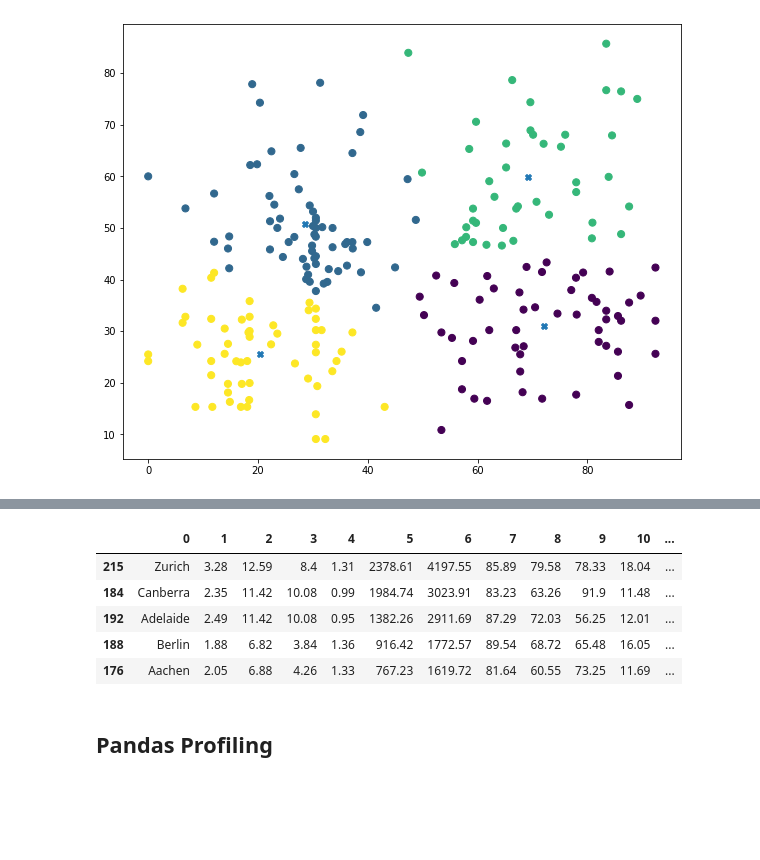
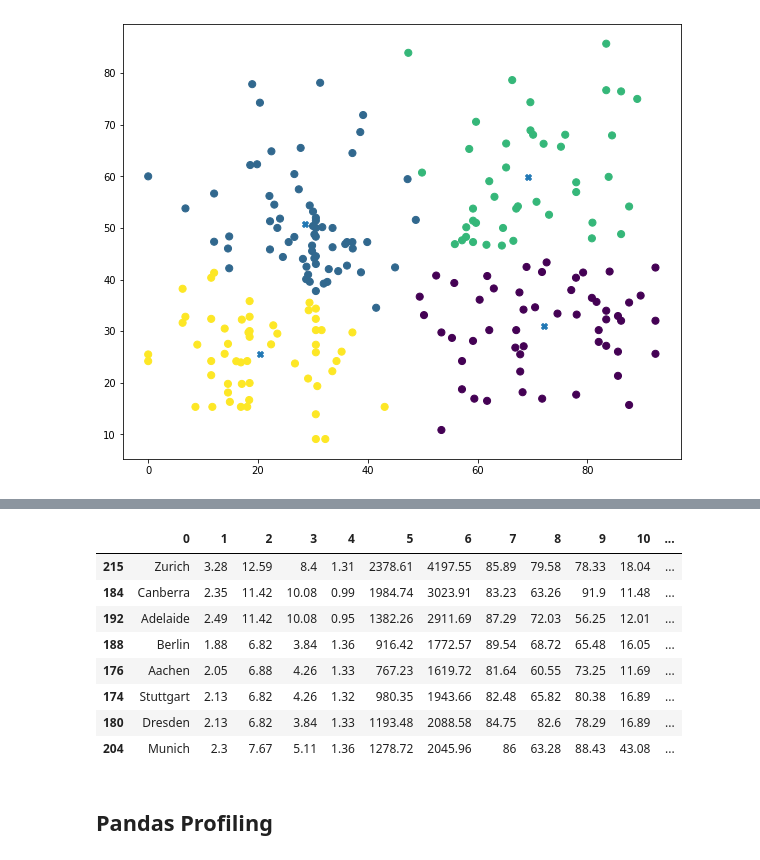
Before and after one commit to ViniciusMangueira/Data_Science, a Jupyter notebook: Movehub_Ranking.ipynb, the cells around one changed output, grey strips where cells are left out. Cells and saved outputs as stored; diff of their text form; code cells hidden in the pictures; blank space fills up the shorter version.

```diff
--- a/Movehub_Ranking.ipynb
+++ b/Movehub_Ranking.ipynb
@@ -357,14 +347,17 @@ lista1 = lista1[lista1[13]==3].sort_values(by=11, ascending=False)
 # %%
 lista1.drop(lista1[lista1[11]<=80].index, axis=0, inplace=True)
 # %%
-lista1.sort_values(by=11, ascending=False).head()
+lista1.sort_values(by=11, ascending=False).head(8)
 # %% [output]
 |  | 0 | 1 | 2 | 3 | 4 | 5 | 6 | 7 | 8 | 9 | 10 | ... |
 | 215 | Zurich | 3.28 | 12.59 | 8.4 | 1.31 | 2378.61 | 4197.55 | 85.89 | 79.58 | 78.33 | 18.04 | ... |
 | 184 | Canberra | 2.35 | 11.42 | 10.08 | 0.99 | 1984.74 | 3023.91 | 83.23 | 63.26 | 91.9 | 11.48 | ... |
 | 192 | Adelaide | 2.49 | 11.42 | 10.08 | 0.95 | 1382.26 | 2911.69 | 87.29 | 72.03 | 56.25 | 12.01 | ... |
 | 188 | Berlin | 1.88 | 6.82 | 3.84 | 1.36 | 916.42 | 1772.57 | 89.54 | 68.72 | 65.48 | 16.05 | ... |
 | 176 | Aachen | 2.05 | 6.88 | 4.26 | 1.33 | 767.23 | 1619.72 | 81.64 | 60.55 | 73.25 | 11.69 | ... |
+| 174 | Stuttgart | 2.13 | 6.82 | 4.26 | 1.32 | 980.35 | 1943.66 | 82.48 | 65.82 | 80.38 | 16.89 | ... |
+| 180 | Dresden | 2.13 | 6.82 | 3.84 | 1.33 | 1193.48 | 2088.58 | 84.75 | 82.6 | 78.29 | 16.89 | ... |
+| 204 | Munich | 2.3 | 7.67 | 5.11 | 1.36 | 1278.72 | 2045.96 | 86 | 63.28 | 88.43 | 43.08 | ... |
 # %% [markdown]
 ## Pandas Profiling
 # %%
```
Also changed, not shown: parts of 9 cells of this notebook.
